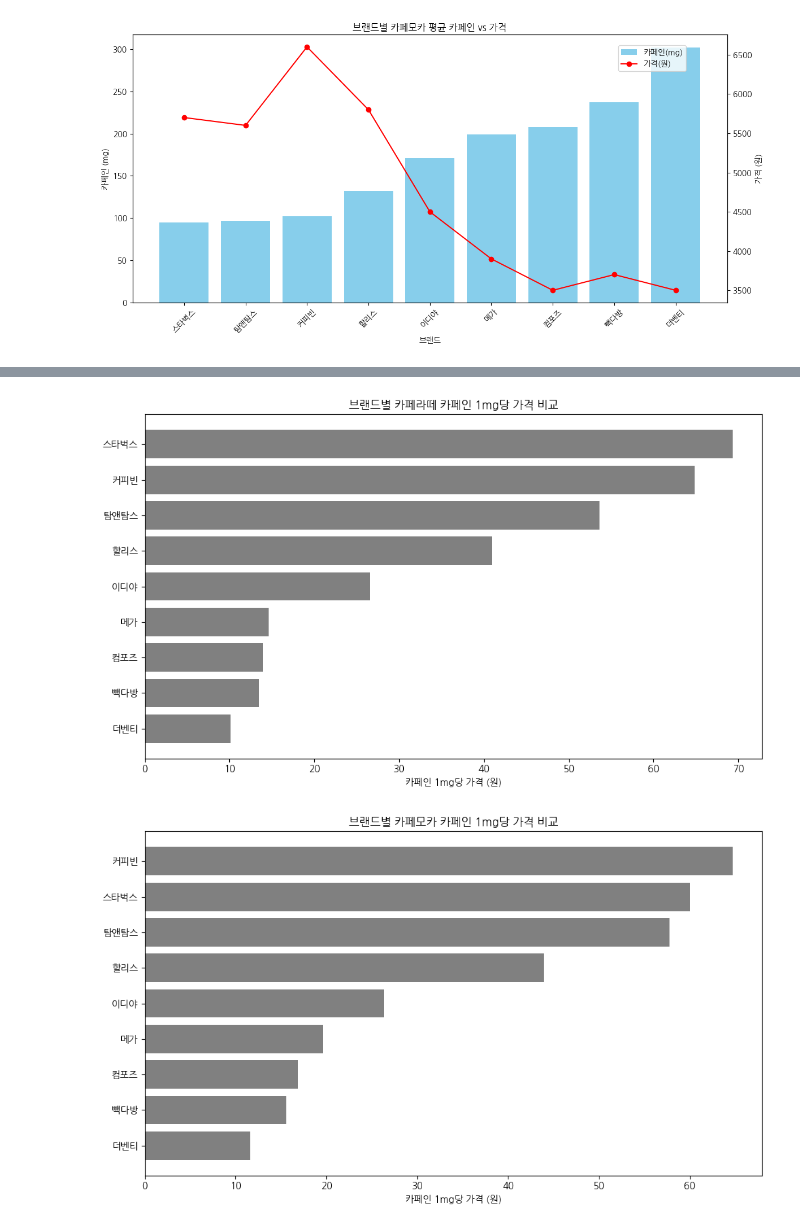
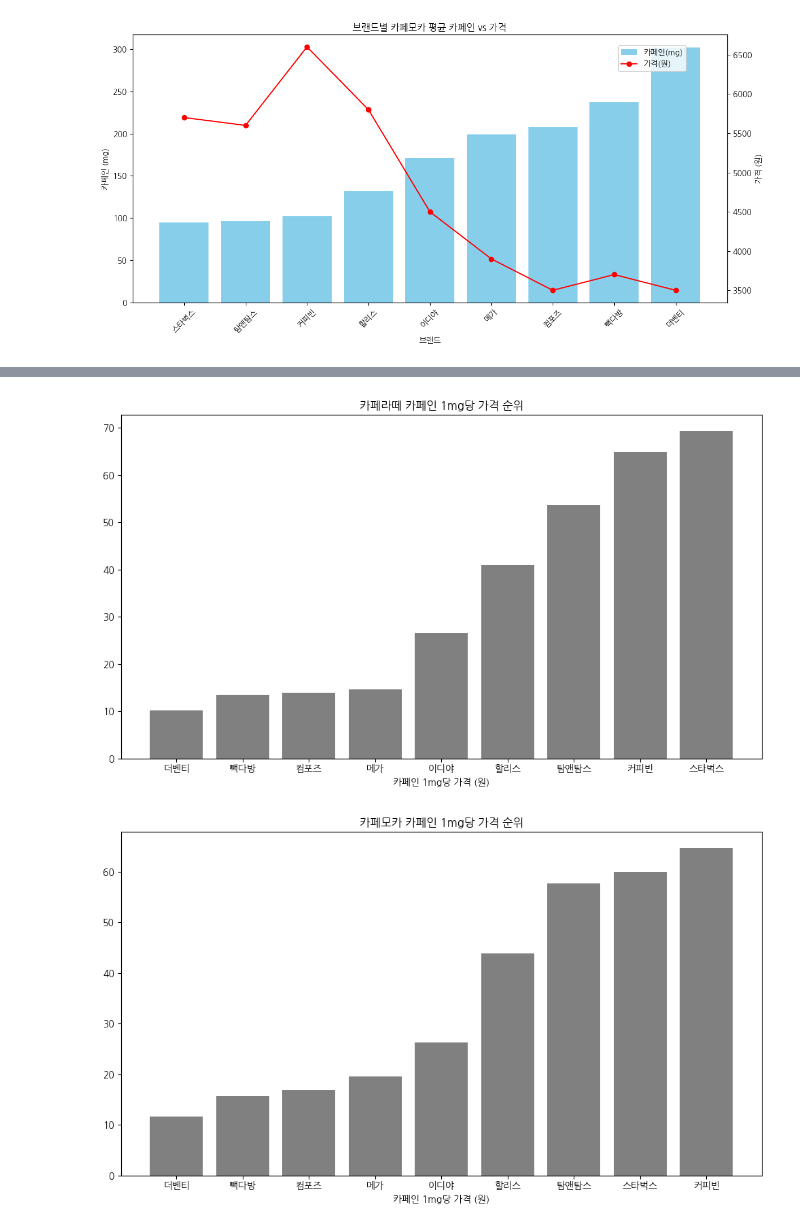
Before and after one commit to addinedu-ros-10th/eda-repo-1, a Jupyter notebook: programs/visualization.ipynb, the cells around one changed output, grey strips where cells are left out. Cells and saved outputs as stored; diff of their text form; code cells hidden in the pictures.

Commit message:
edit visualization

```diff
--- a/programs/visualization.ipynb
+++ b/programs/visualization.ipynb
@@ -205,27 +205,27 @@ grouped["원/mg"] = grouped["price"] / grouped["Caffeine"]
 grouped = grouped.sort_values("원/mg")
 
 plt.figure(figsize=(10,6))
-plt.barh(grouped.index, grouped["원/mg"], color="gray")
+plt.bar(grouped.index, grouped["원/mg"], color="gray")
 plt.xlabel("카페인 1mg당 가격 (원)")
-plt.title("브랜드별 카페라떼 카페인 1mg당 가격 비교")
+plt.title("카페라떼 카페인 1mg당 가격 순위")
 plt.tight_layout()
 plt.show()
 # %% [output]
-[figure, old version]
+[figure, new version]
 # %%
 # 카페모카만 선택하고 평균값 계산
 cafemoca = df[df['menu'] == '카페모카']
 grouped = cafemoca.groupby("Brand")[["price", "Caffeine"]].mean()
 
 # 1mg당 가격 계산
 grouped["원/mg"] = grouped["price"] / grouped["Caffeine"]
 grouped = grouped.sort_values("원/mg")
 
 plt.figure(figsize=(10,6))
-plt.barh(grouped.index, grouped["원/mg"], color="gray")
+plt.bar(grouped.index, grouped["원/mg"], color="gray")
 plt.xlabel("카페인 1mg당 가격 (원)")
-plt.title("브랜드별 카페모카 카페인 1mg당 가격 비교")
+plt.title("카페모카 카페인 1mg당 가격 순위")
 plt.tight_layout()
 plt.show()
 # %% [output]
-[figure, old version]
+[figure, new version]
```
Also changed, not shown: parts of 2 cells of this notebook.
